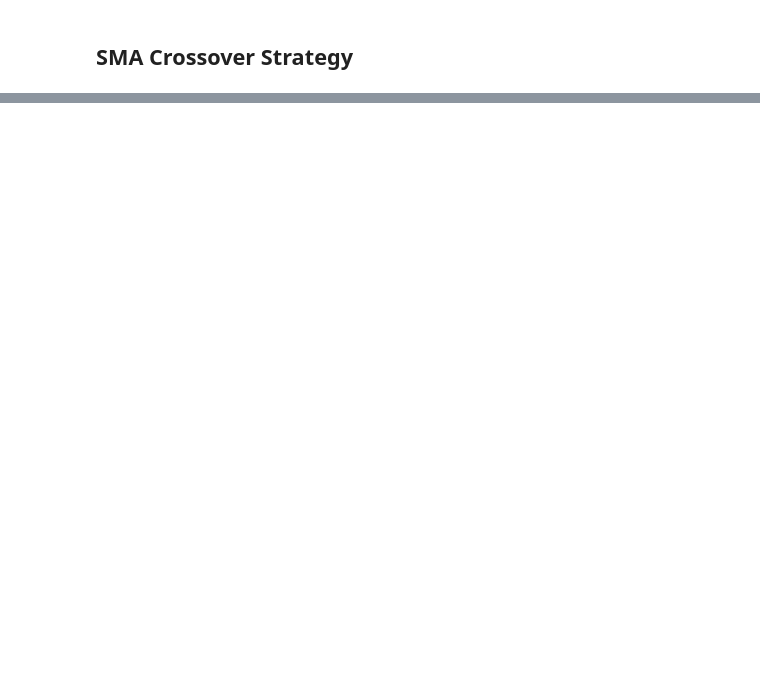
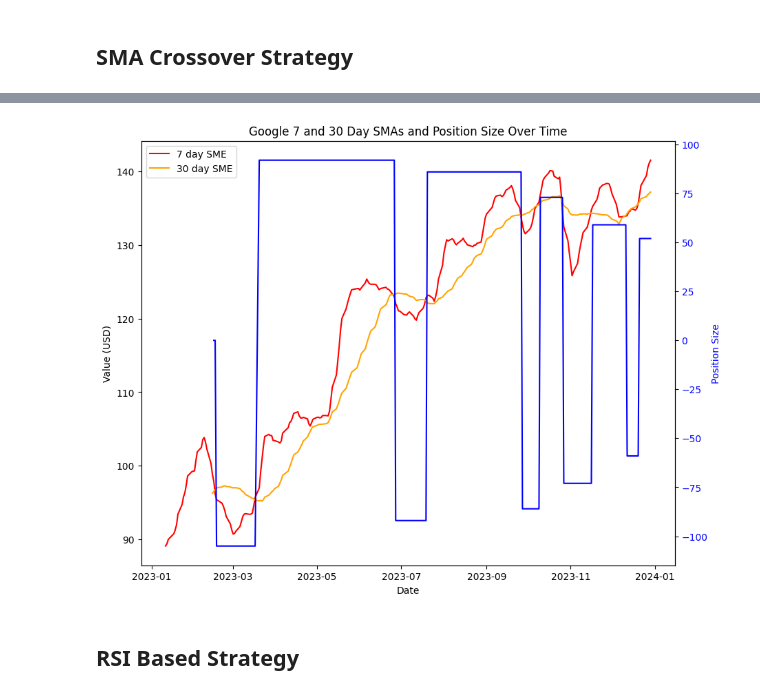
Before and after one commit to BenJonesData/algo-trading-playground, a Jupyter notebook: notebooks/02_basic_strategy_experimentation.ipynb, the cells around one changed output, grey strips where cells are left out. Cells and saved outputs as stored; diff of their text form; code cells hidden in the pictures; blank space fills up the shorter version.

```diff
--- a/notebooks/02_basic_strategy_experimentation.ipynb
+++ b/notebooks/02_basic_strategy_experimentation.ipynb
@@ -126,0 +195,19 @@ class SMACrossover(Strategy):
+# %%
+fig, ax1 = plt.subplots(figsize=(10, 8))
+ax1.plot(google_data_daily["Close"].rolling(7).mean(), color="red", label="7 day SME")
+ax1.plot(google_data_daily["Close"].rolling(30).mean(), color="orange", label="30 day SME")
+ax1.set_xlabel("Date")
+ax1.set_ylabel("Value (USD)")
+ax1.legend()
+
+ax2 = ax1.twinx()
+ax2.plot(sma_crossover_results._strategy.position_df.set_index("Date"), color="blue")
+ax2.set_ylabel("Position Size", color="blue")
+ax2.tick_params(axis="y", labelcolor="blue")
+
+plt.title("Google 7 and 30 Day SMAs and Position Size Over Time")
+plt.show()
+# %% [output]
+[figure, added]
+# %% [markdown]
+## RSI Based Strategy
```
Also changed, not shown: parts of 19 cells of this notebook, 1 other file.
